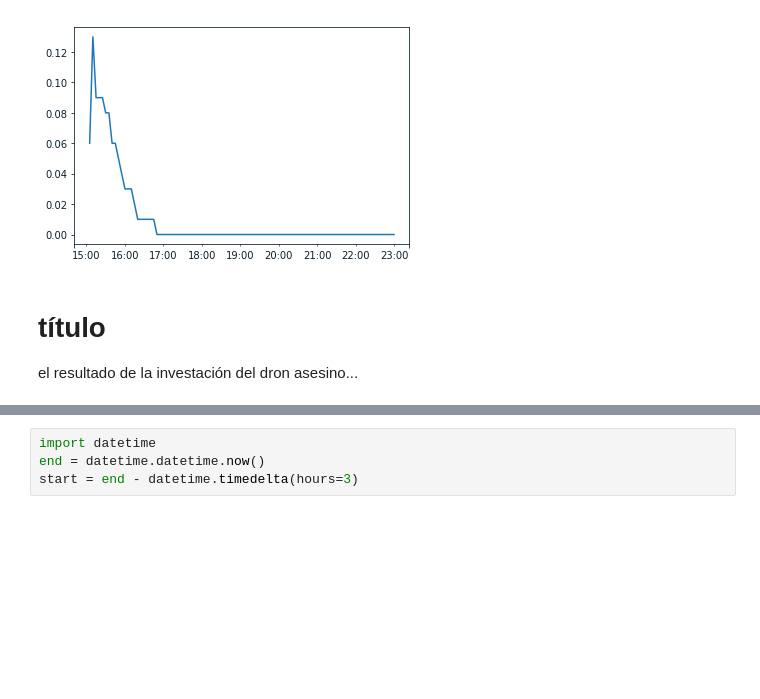
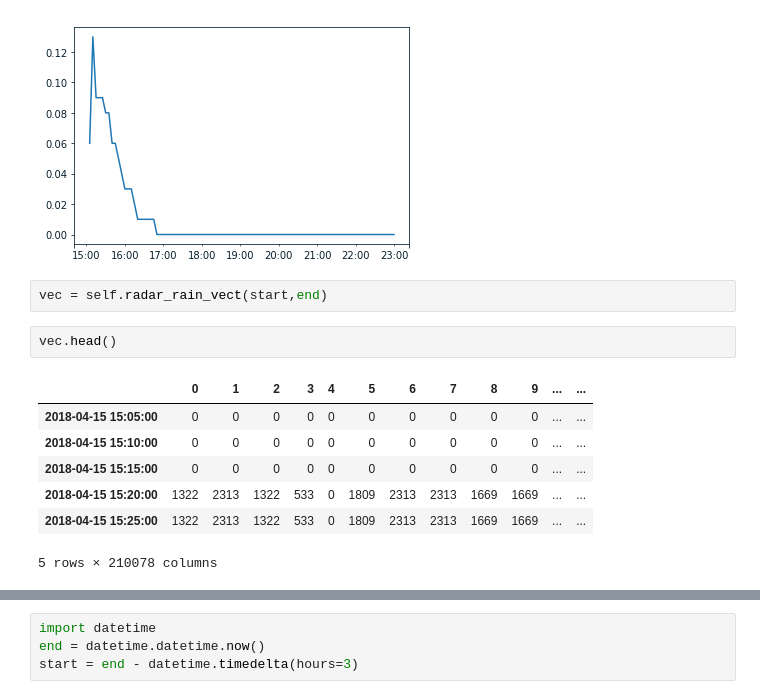
Before and after one commit to vanesalo10/CPR, a Jupyter notebook: migration/test.ipynb, the cells around one changed output, grey strips where cells are left out. Drawn from its saved outputs; the diff is of its cells as text; blank space fills up the shorter version.

```diff
--- a/migration/test.ipynb
+++ b/migration/test.ipynb
@@ -59,7 +59,15 @@ self.radar_rain(start,end).plot()
 # %% [output]
 <matplotlib.axes._subplots.AxesSubplot at 0x...>
 [figure]
-# %% [markdown]
-# título
-
-el resultado de la investación del dron asesino...
+# %%
+vec = self.radar_rain_vect(start,end)
+# %%
+vec.head()
+# %% [output]
+|  | 0 | 1 | 2 | 3 | 4 | 5 | 6 | 7 | 8 | 9 | ... | ... |
+| 2018-04-15 15:05:00 | 0 | 0 | 0 | 0 | 0 | 0 | 0 | 0 | 0 | 0 | ... | ... |
+| 2018-04-15 15:10:00 | 0 | 0 | 0 | 0 | 0 | 0 | 0 | 0 | 0 | 0 | ... | ... |
+| 2018-04-15 15:15:00 | 0 | 0 | 0 | 0 | 0 | 0 | 0 | 0 | 0 | 0 | ... | ... |
+| 2018-04-15 15:20:00 | 1322 | 2313 | 1322 | 533 | 0 | 1809 | 2313 | 2313 | 1669 | 1669 | ... | ... |
+| 2018-04-15 15:25:00 | 1322 | 2313 | 1322 | 533 | 0 | 1809 | 2313 | 2313 | 1669 | 1669 | ... | ... |
+5 rows × 210078 columns
```
Also changed, not shown: parts of 8 cells of this notebook, 1 other file.
